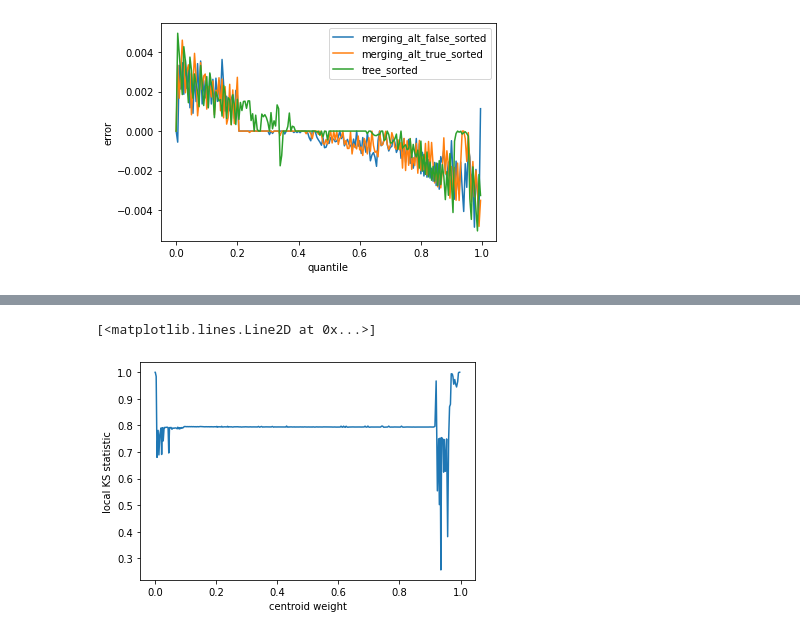
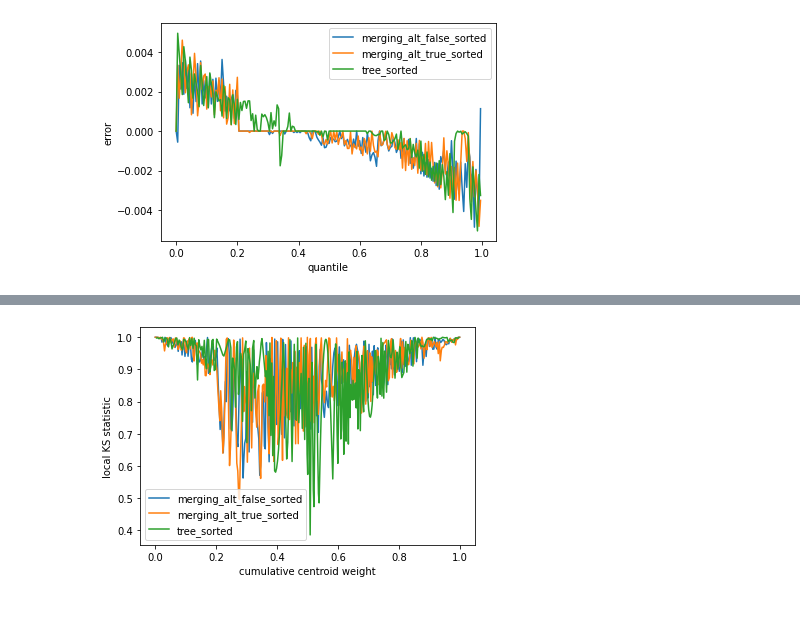
Before and after one commit to PavelVesely/t-digest, a Jupyter notebook: docs/python/adversarial_plots/notebooks/error_curves__k_0.ipynb, the cells around one changed output, grey strips where cells are left out. Saved outputs shown, nothing was run; the diff lists cells and outputs as text; code cells hidden in the pictures.

```diff
--- a/docs/python/adversarial_plots/notebooks/error_curves__k_0.ipynb
+++ b/docs/python/adversarial_plots/notebooks/error_curves__k_0.ipynb
@@ -28,5 +32,5 @@ class TDigestRun(object):
 # %%
-sorted_results_files = ['careful_iterations=887_samples=900083_scalefunc=K_0_delta=500_centroids=304_sizeBytes=4896_impl=merging_alt_false_sorted.csv',
+SORTED_RESULTS_FILES = ['careful_iterations=887_samples=900083_scalefunc=K_0_delta=500_centroids=304_sizeBytes=4896_impl=merging_alt_false_sorted.csv',
 'careful_iterations=889_samples=1038262_scalefunc=K_0_delta=500_centroids=307_sizeBytes=4944_impl=merging_alt_true_sorted.csv',
 'careful_iterations=890_samples=2413634_scalefunc=K_0_delta=500_centroids=315_sizeBytes=3812_impl=tree_sorted.csv']
 # %%
@@ -72,14 +110,0 @@ sum([len(x) - 1 for x in cc]) #verify correct number of samples
-# %%
-ks__ = []
-for _ in range(len(cc) - 1):
-    __ = cc[_]
-    x = __[0]
-    vals = __[1:]
-    next_vals = cc[_ + 1][1:]
-    k = ks_2samp(vals, next_vals)[0]
-    #m = min(vals)
-    #M = max(vals)
- #   print(m, M)
-    ks__.append(k)
-    #plt.scatter(x, k)
-#    plt.scatter(x, M)
@@ -100,7 +111,4 @@ len(cum_quantiles)
-# %%
-plt.xlabel('centroid weight')
-plt.ylabel('local KS statistic')
-plt.plot(cum_quantiles[:-1], ks__)
-# %% [output]
-[<matplotlib.lines.Line2D at 0x...>]
-[figure, removed]
+# %%
+display_ks_curves(['centroids_' + x for x in SORTED_RESULTS_FILES])
+# %% [output]
+[figure, added]
```
Also changed, not shown: parts of 16 cells of this notebook.
